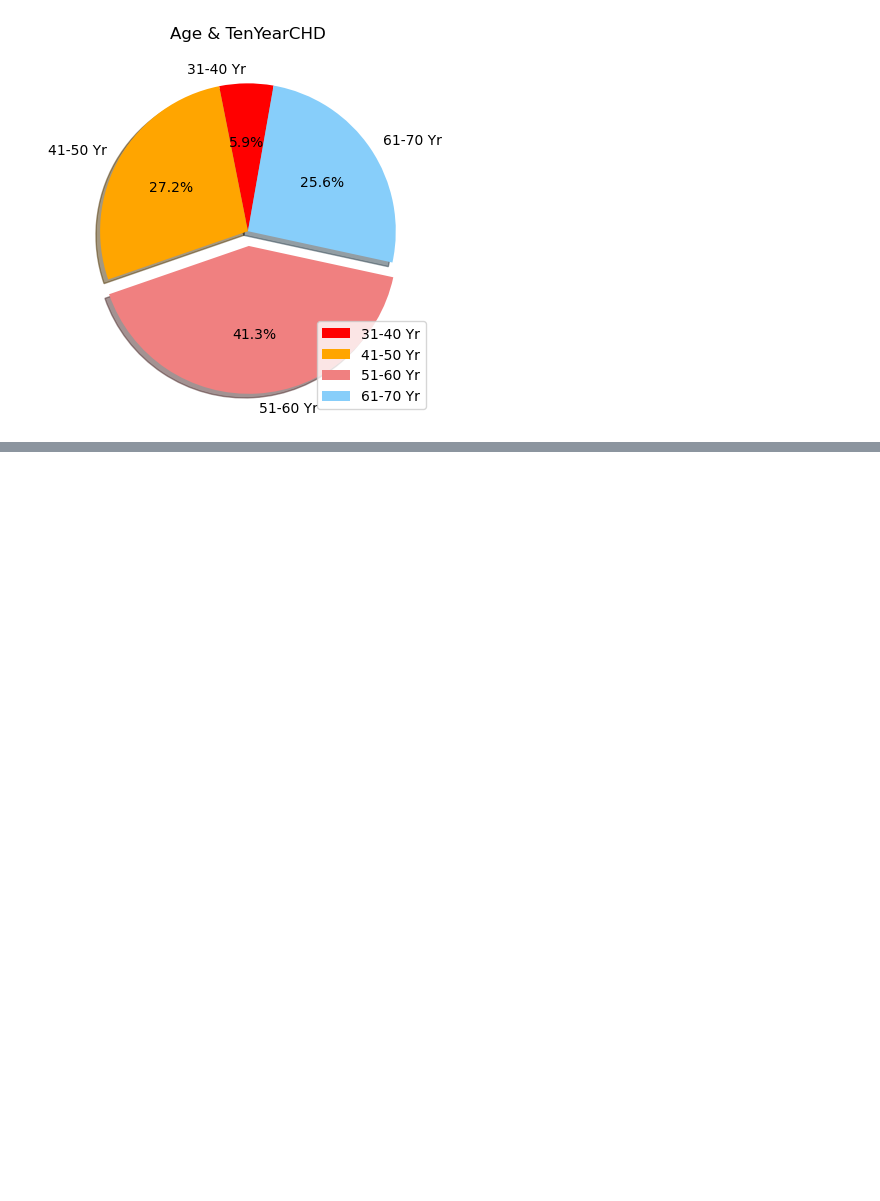
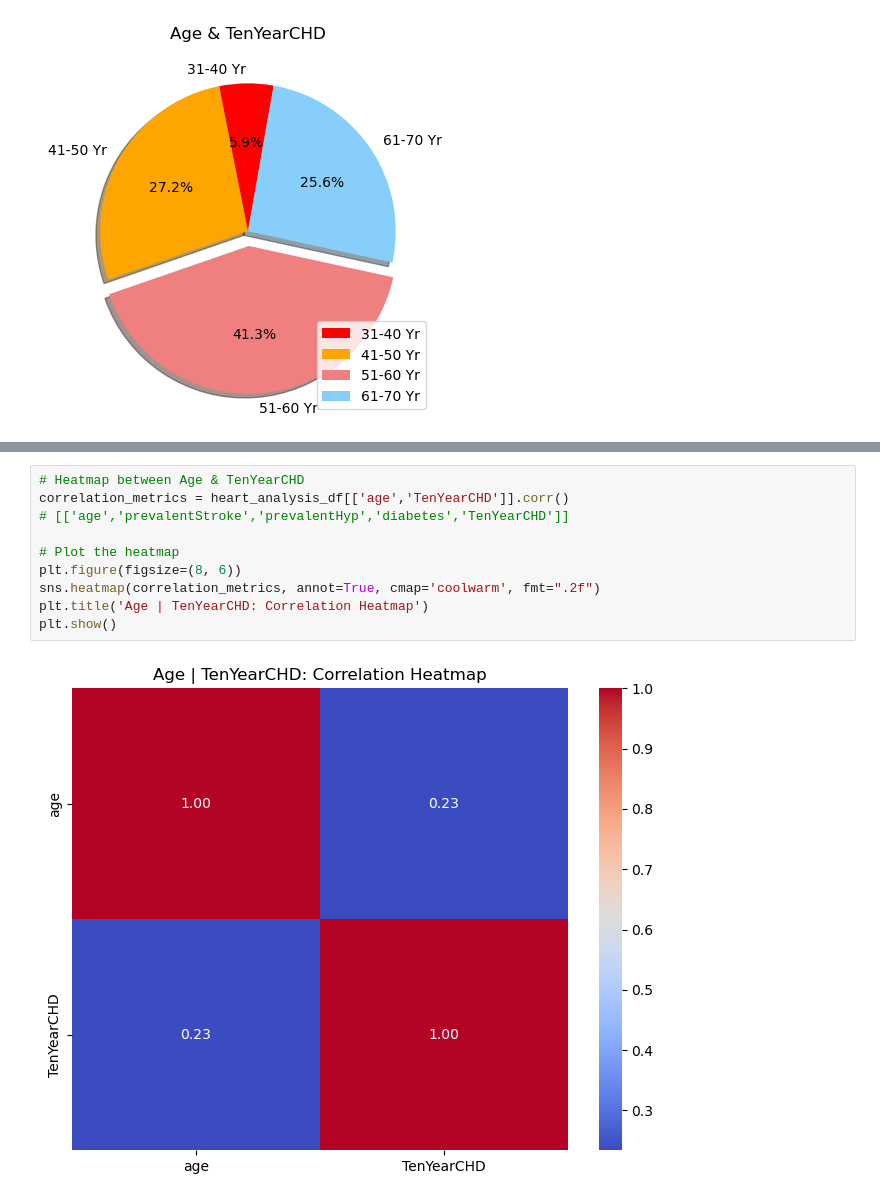
Before and after one commit to myhre062/heart-disease-analysis, a Jupyter notebook: heart-disease-data-analysis.ipynb, the cells around one changed output, grey strips where cells are left out. Drawn from its saved outputs; the diff is of its cells as text; blank space fills up the shorter version.

```diff
--- a/heart-disease-data-analysis.ipynb
+++ b/heart-disease-data-analysis.ipynb
@@ -1023,0 +1159,12 @@ Expected frequencies:
+# %%
+# Heatmap between Age & TenYearCHD
+correlation_metrics = heart_analysis_df[['age','TenYearCHD']].corr()
+# [['age','prevalentStroke','prevalentHyp','diabetes','TenYearCHD']]
+
+# Plot the heatmap
+plt.figure(figsize=(8, 6))
+sns.heatmap(correlation_metrics, annot=True, cmap='coolwarm', fmt=".2f")
+plt.title('Age | TenYearCHD: Correlation Heatmap')
+plt.show()
+# %% [output]
+[figure, added]
```
Also changed, not shown: parts of 16 cells of this notebook.
